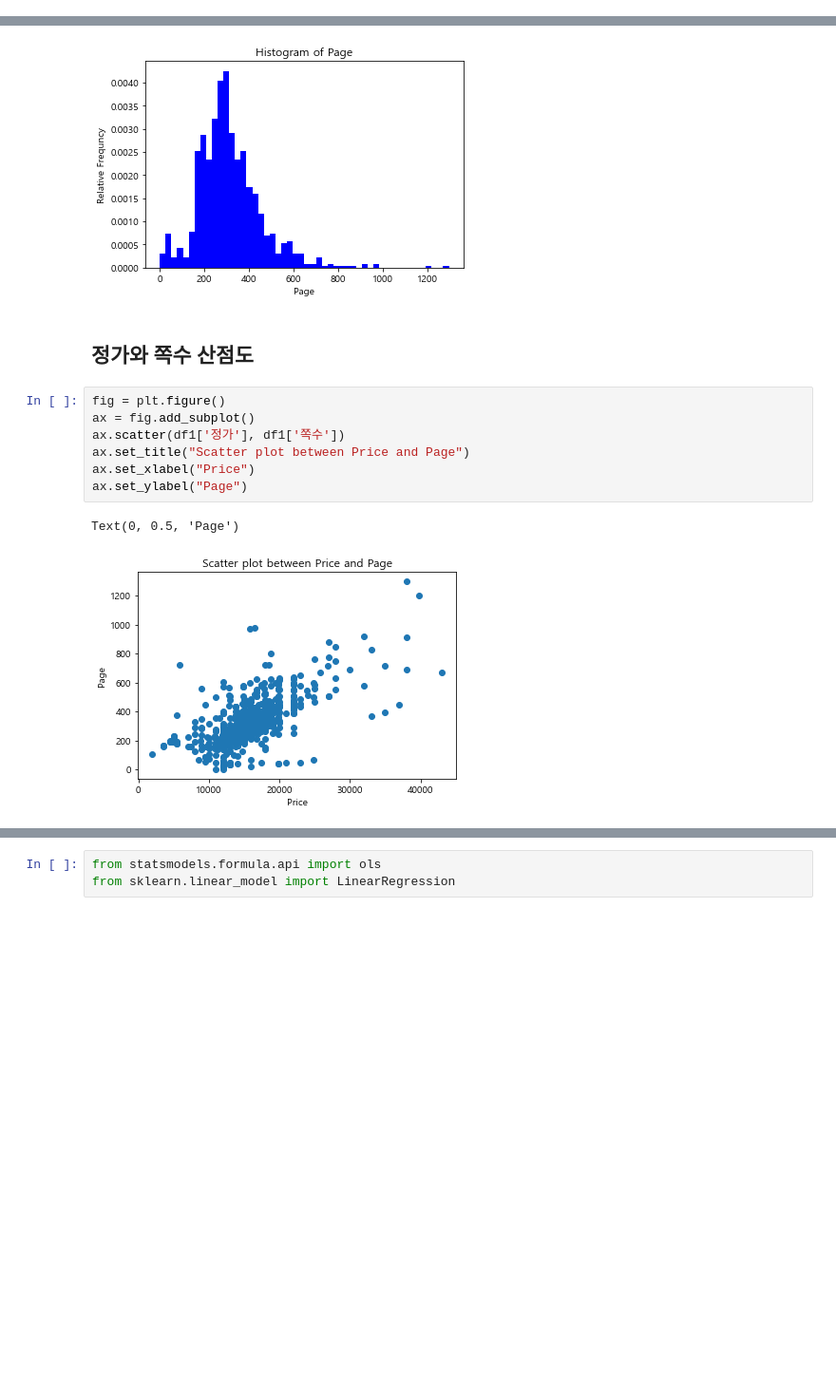
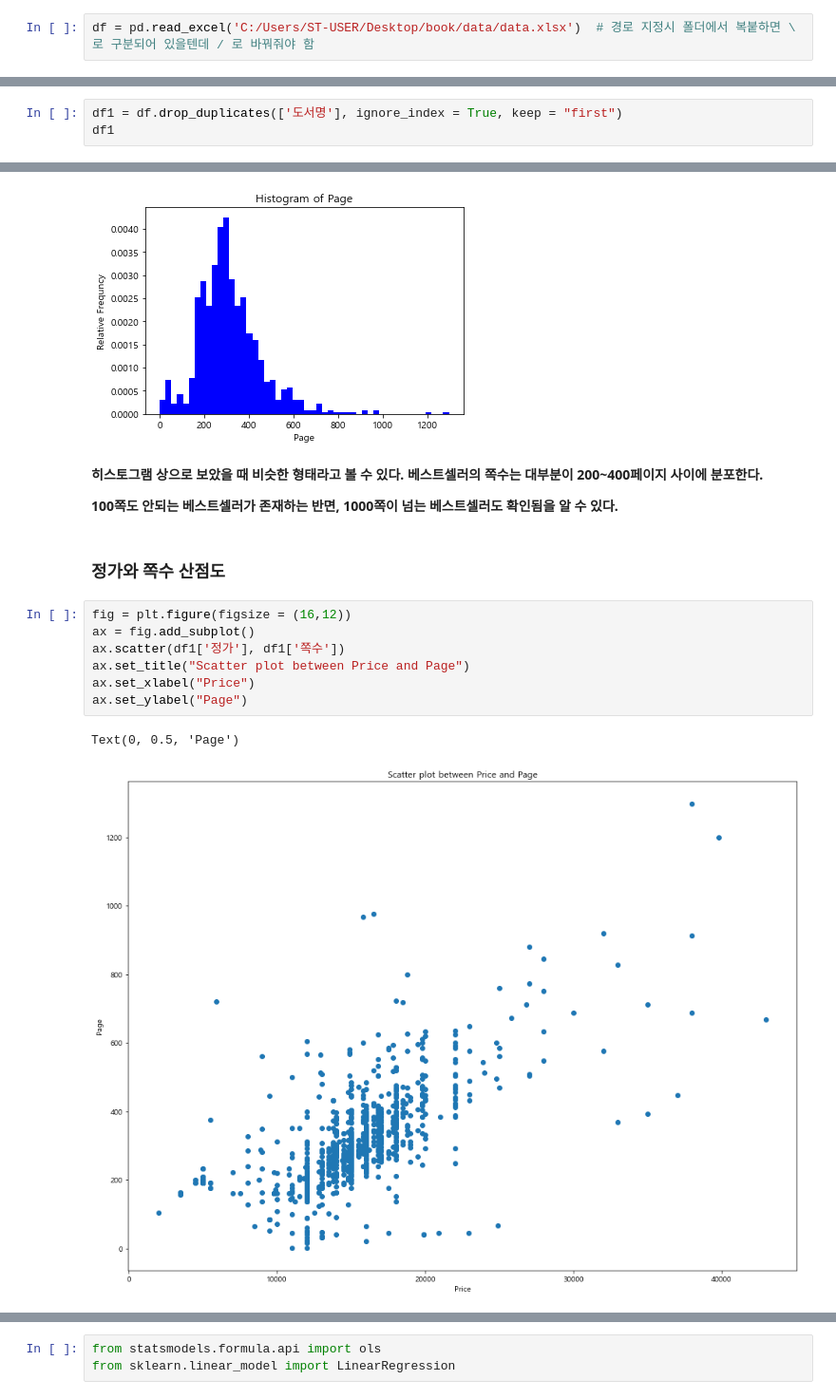
Before and after one commit to NamNamju/DataAnalysis, a Jupyter notebook: Empirical Study/book.ipynb, the cells around one changed output, grey strips where cells are left out. Shown: that part at 95% size. Drawn from its saved outputs; the diff is of its cells as text; blank space fills up the shorter version.

Commit message:
201912-202011_베스트셀러도서분석_최종

```diff
--- a/Empirical Study/book.ipynb
+++ b/Empirical Study/book.ipynb
@@ -112,0 +67,2 @@ df1
+# %%
+df = pd.read_excel('C:/Users/ST-USER/Desktop/book/data/data.xlsx')  # 경로 지정시 폴더에서 복붙하면 \ 로 구분되어 있을텐데 / 로 바꿔줘야 함
@@ -112,0 +191,3 @@ df1
+# %%
+df1 = df.drop_duplicates(['도서명'], ignore_index = True, keep = "first")
+df1
@@ -193,15 +451,19 @@ ax.set_ylabel("Relative Frequncy")
 # %% [output]
 Text(0, 0.5, 'Relative Frequncy')
 [figure]
+# %% [markdown]
+**히스토그램 상으로 보았을 때 비슷한 형태라고 볼 수 있다. 베스트셀러의 쪽수는 대부분이 200~400페이지 사이에 분포한다.**
+
+**100쪽도 안되는 베스트셀러가 존재하는 반면, 1000쪽이 넘는 베스트셀러도 확인됨을 알 수 있다.**
 # %% [markdown]
-## 정가와 쪽수 산점도
+### 정가와 쪽수 산점도
 # %%
-fig = plt.figure()
+fig = plt.figure(figsize = (16,12))
 ax = fig.add_subplot()
 ax.scatter(df1['정가'], df1['쪽수'])
 ax.set_title("Scatter plot between Price and Page")
 ax.set_xlabel("Price")
 ax.set_ylabel("Page")
 # %% [output]
 Text(0, 0.5, 'Page')
-[figure, old version]
+[figure, new version]
```
Also changed, not shown: parts of 132 cells of this notebook.
